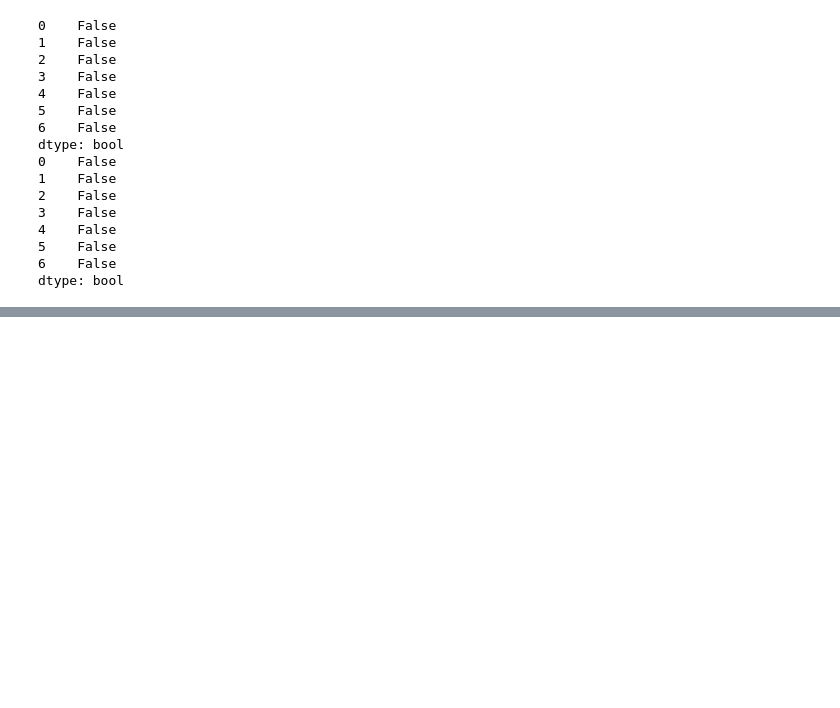
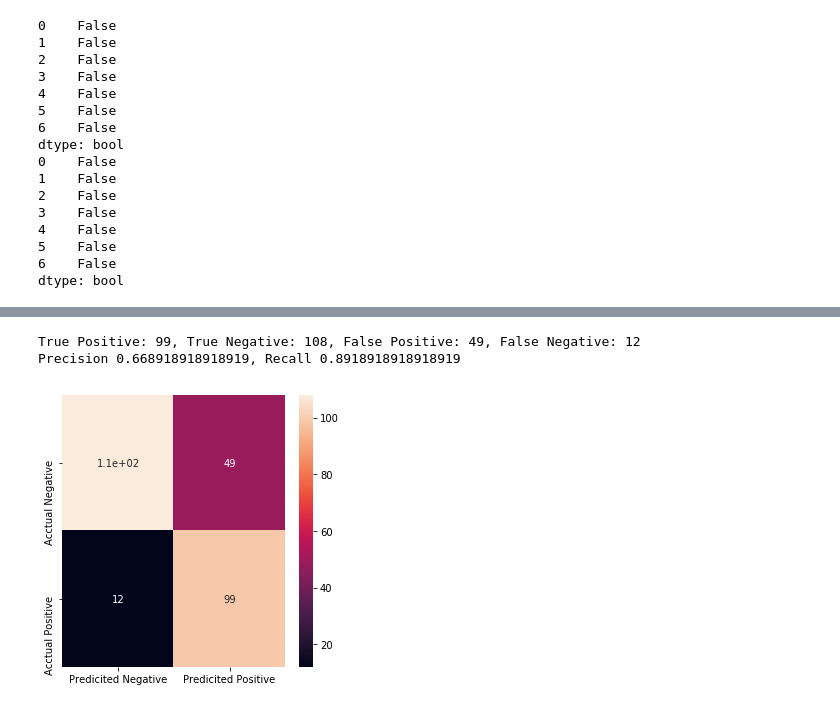
Before and after one commit to AnupKumarGupta/Machine-Learning-Lab-Assignments, a Jupyter notebook: Tiatanic.ipynb, the cells around one changed output, grey strips where cells are left out. Saved outputs shown, nothing was run; the diff lists cells and outputs as text; code cells hidden in the pictures; blank space fills up the shorter version.

```diff
--- a/Tiatanic.ipynb
+++ b/Tiatanic.ipynb
@@ -177,0 +181,21 @@ Precision 0.6556291390728477, Recall 0.8918918918918919
+# %%
+# Using Logistic Regression model (Solver - Newton-CG)
+clf = LogisticRegression(random_state=0, solver='newton-cg').fit(X_train, y_train.ravel())
+pred = [0] * (X_test.shape[0])
+for row in range(X_test.shape[0]):
+  pred[row] = (linear_svm.predict(X_test[row].reshape(1, -1)))
+confusion_matrix_array = confusion_matrix(y_test, pred)
+
+df_cm = pd.DataFrame(confusion_matrix_array, index = ["Acctual Negative","Acctual Positive"],
+                  columns = ["Predicited Negative","Predicited Positive"])
+plt.figure(figsize = (5,5))
+sn.heatmap(df_cm, annot=True)
+TN, FP, FN, TP =confusion_matrix_array.ravel()
+print("True Positive: {0}, True Negative: {1}, False Positive: {2}, False Negative: {3} ".format(TP,TN,FP,FN))
+precision = TP/(TP+FP)
+recall = TP/(TP+FN)
+print("Precision {0}, Recall {1}".format(precision,recall))
+# %% [output]
+True Positive: 99, True Negative: 108, False Positive: 49, False Negative: 12
+Precision 0.668918918918919, Recall 0.8918918918918919
+[figure, added]
```
Also changed, not shown: parts of 8 cells of this notebook.
